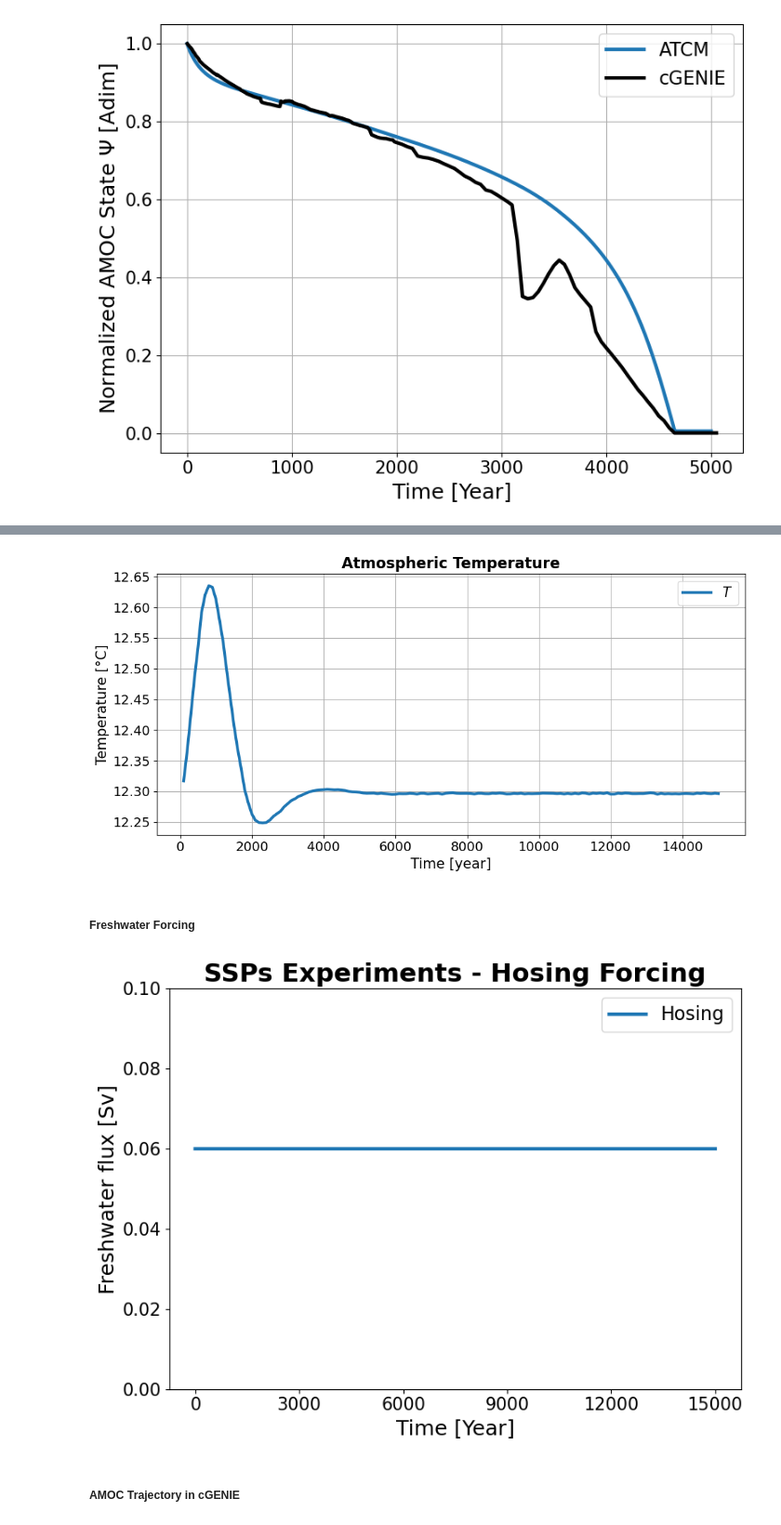
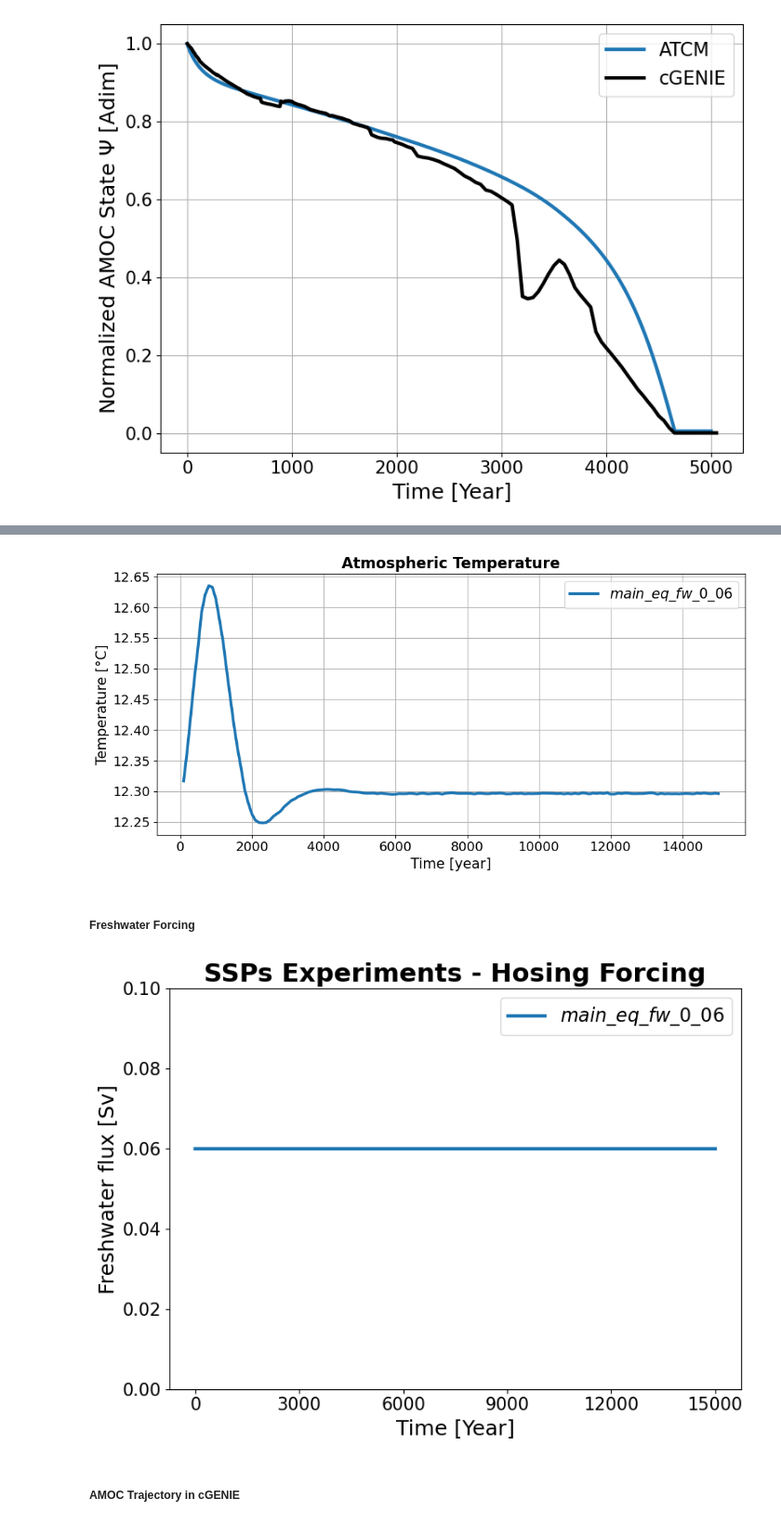
Before and after one commit to VUB-HYDR/2025_Laridon_etal_ORE, a Jupyter notebook: ATCM.ipynb, the cells around one changed output, grey strips where cells are left out. Shown at 93% size. Drawn from its saved outputs; the diff is of its cells as text; code cells hidden in the pictures.

```diff
--- a/ATCM.ipynb
+++ b/ATCM.ipynb
@@ -1836,7 +1856,7 @@ mean_temp = atm_temp_main_eq_fw_0_06.mean(dim=["lat", "lon"])
 
 # Plot the spatial average temperature as a function of time
 plt.figure(figsize=(10, 5))
-plt.plot(mean_temp["time"].values, mean_temp.values, label=r"$T$", lw=3)
+plt.plot(mean_temp["time"].values, mean_temp.values, label=r"$main\_eq\_fw\_0\_06$", lw=3)
 
 plt.xlabel("Time [year]", fontsize=15)
 plt.ylabel("Temperature [°C]", fontsize=15)
@@ -1846,38 +1866,39 @@ plt.yticks(fontsize=14)
 plt.grid(True)
 plt.legend(fontsize=15)
 plt.tight_layout()
+plt.savefig(figures_path+'main_eq_fw_0_06_atm_temp',dpi=400)
 plt.show()
 # %% [output]
-[figure, old version]
+[figure, new version]
 # %% [markdown]
 ##### Freshwater Forcing
 # %%
 ### Construction of the Hosing Profile ###
 t_0 = 0
 t_f = 15000
 hosing = 0.06
 
 time = np.arange(t_0,t_f,1)
 
 freshwater_flux_hosing = interpolate.interp1d([t_0,t_f],[hosing,hosing],bounds_error= False, fill_value=0)
 freshwater_flux = freshwater_flux_hosing(time)
 
 ### Plotting ###
 
 plt.figure(figsize=(8,6))
-plt.plot(time,freshwater_flux, label='Hosing',lw=3)
+plt.plot(time,freshwater_flux, label=r"$main\_eq\_fw\_0\_06$",lw=3)
 plt.title("SSPs Experiments - Hosing Forcing",fontsize=22,fontweight='bold')
 plt.xlabel("Time [Year]",fontsize=18)
 plt.ylabel("Freshwater flux [Sv]",fontsize=18)
 plt.ylim(0,0.1)
 plt.legend(fontsize=16)
 plt.tick_params(axis='both',labelsize=15)
 plt.tight_layout()
 plt.xticks(np.arange(0,15001, step=3000))
-plt.savefig(figures_path+'ssp_hosing_forcing',dpi=400)
+plt.savefig(figures_path+'main_eq_fw_0_06_hosing_forcing',dpi=400)
 plt.show()
 # %% [output]
-[figure, old version]
+[figure, new version]
 # %% [markdown]
 ##### AMOC Trajectory in cGENIE
 # %%
```
Also changed, not shown: parts of 24 cells of this notebook.
